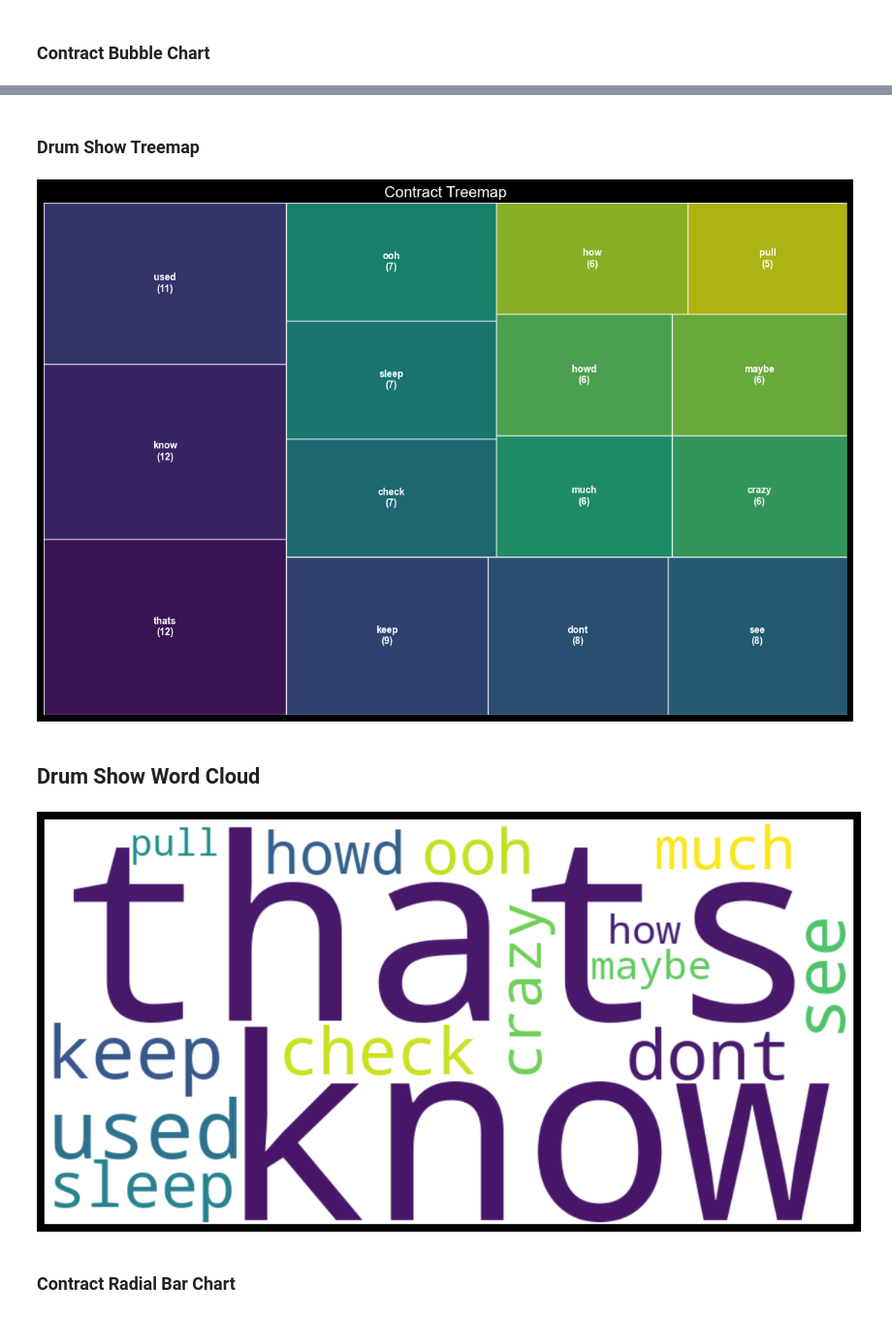
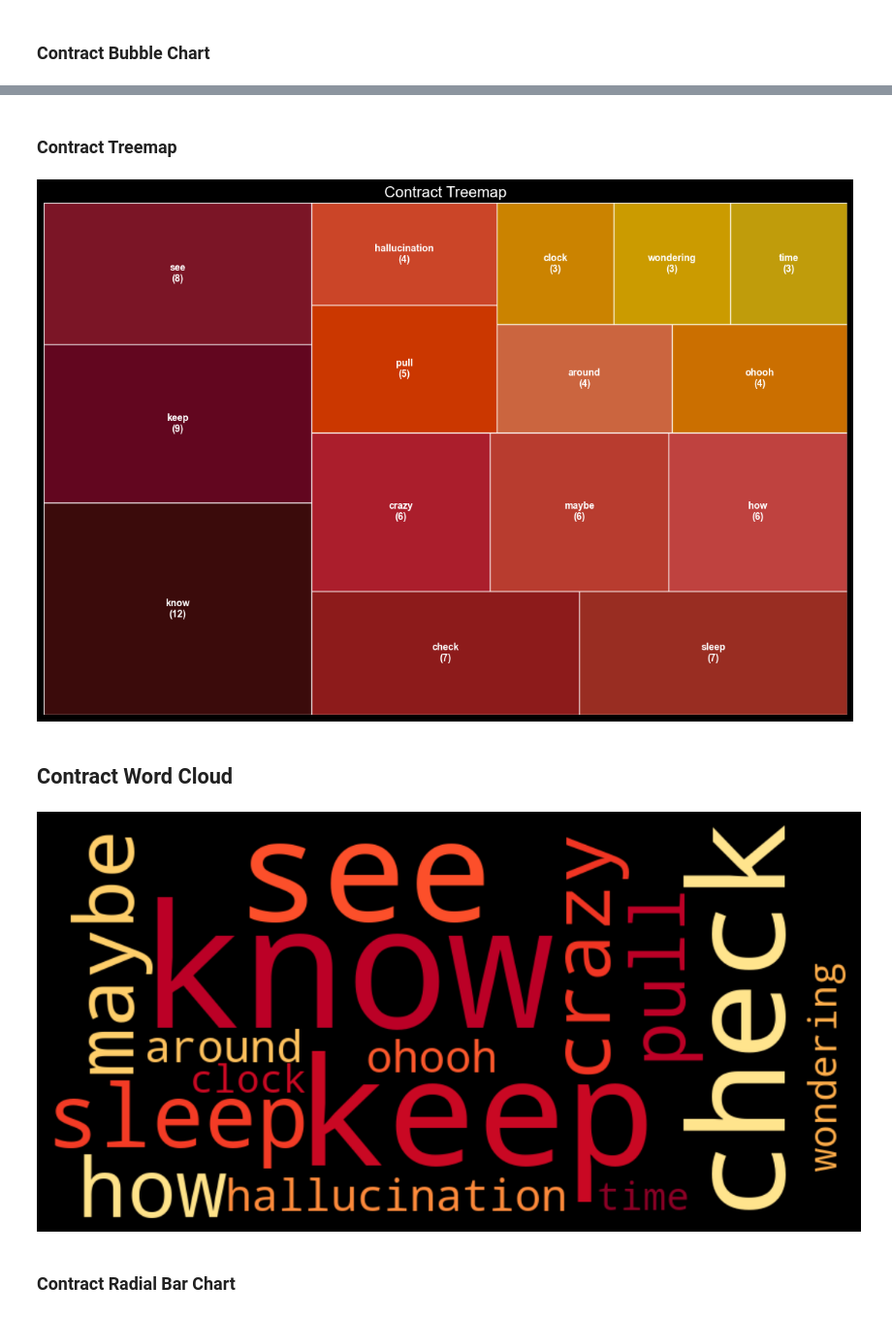
Before and after one commit to MeredithClikkie/torchbearerlab.github.io, a Jupyter notebook: Contract.ipynb, the cells around one changed output, grey strips where cells are left out. Shown at 97% size. Drawn from its saved outputs; the diff is of its cells as text; code cells hidden in the pictures.

Commit message:
update color scheme contract, convert to py, then changed name with date and md for github.io

```diff
--- a/Contract.ipynb
+++ b/Contract.ipynb
@@ -23,7 +23,8 @@ stop_words = [
     "but", "if", "or", "because", "as", "until", "while", "of", "at", "by",
     "for", "with", "about", "against", "between", "into", "through", "during",
     "before", "after", "above", "below", "to", "from", "up", "down", "in",
-    "out", "on", "off", "over", "under", "again", "further", "then", "once"
+    "out", "on", "off", "over", "under", "again", "further", "then", "once",
+    "not", "no", "yes", "so", "can", "just", "dont", "yeah", "let", "im", "ah", "want", "like", "ive", "all", "ooh", "ill", "even", "forforforforforfor", "yeahyeahyeahyeah", "daisychained" "thats", "there", "thats", "used", "howd", "much", "hell"
 ]
 
 # Function to remove stop words from a string
@@ -31,10 +32,6 @@ def remove_stopwords(text):
     words = text.split()
     filtered_words = [word for word in words if word.lower() not in stop_words]
     return " ".join(filtered_words)
-
-# Apply to your column
-# df1=filtered_df.copy()
-# df1['unique'] = df1['unique'].apply(remove_stopwords)
 
 lyrics = """  I check the doors, check the windows and pull the blinds
  I check the clock, wondering what he'll pull this time
@@ -51,7 +48,7 @@ lyrics = """  I check the doors, check the windows and pull the blinds
  Wake up and I find out, did a change up
  Wait, did it change up?
  Is it light out yet? Better find out, bet
- I'ma walk around the edge of the room and the bed
+ I'm a walk around the edge of the room and the bed
  Where I hide my face, pace around
  Better try to breathe, pace around, pace around
 
@@ -213,5 +229,5 @@ plt.show()
 # %% [markdown]
-### Drum Show Treemap
+### Contract Treemap
 # %%
 # 1. Prepare your data (from your existing Counter object)
 df_counts = pd.DataFrame(counts.most_common(15), columns=['Word', 'Count'])
@@ -229,7 +245,7 @@ labels = [f"{row['Word']}\n({row['Count']})" for i, row in df_counts.iterrows()]
 squarify.plot(
     sizes=df_counts['Count'],
     label=labels,
-    color=colors,
+    color=warm_colors,
     alpha=0.8,
     text_kwargs={'fontsize': 10, 'fontweight': 'bold'}
 )
@@ -242,26 +258,25 @@ plt.tight_layout()
 plt.savefig('contract_treemap.png')
 plt.show()
 # %% [output]
-[figure, old version]
+[figure, new version]
 # %% [markdown]
-## Drum Show Word Cloud
+## Contract Word Cloud
 # %%
 # Join all words into one string weighted by their count
 word_freq = dict(counts.most_common(15))
 
 wordcloud = WordCloud(
     width=800,
     height=400,
-    background_color='white',
-    colormap='viridis'
+    colormap='YlOrRd',
 ).generate_from_frequencies(word_freq)
 
 plt.figure(figsize=(15, 7))
 plt.imshow(wordcloud, interpolation='bilinear')
 plt.axis('off')
 plt.show()
 # %% [output]
-[figure, old version]
+[figure, new version]
 # %% [markdown]
 ### Contract Radial Bar Chart
 # %%
```
Also changed, not shown: parts of 6 cells of this notebook, 5 other files.
